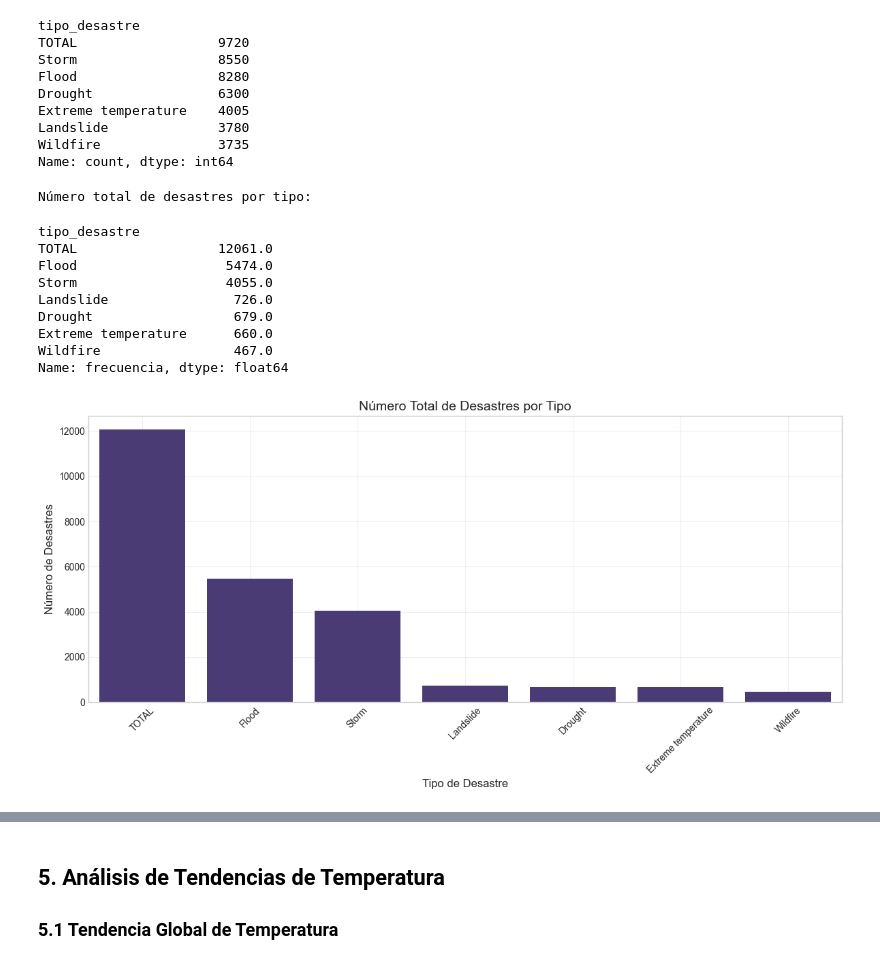
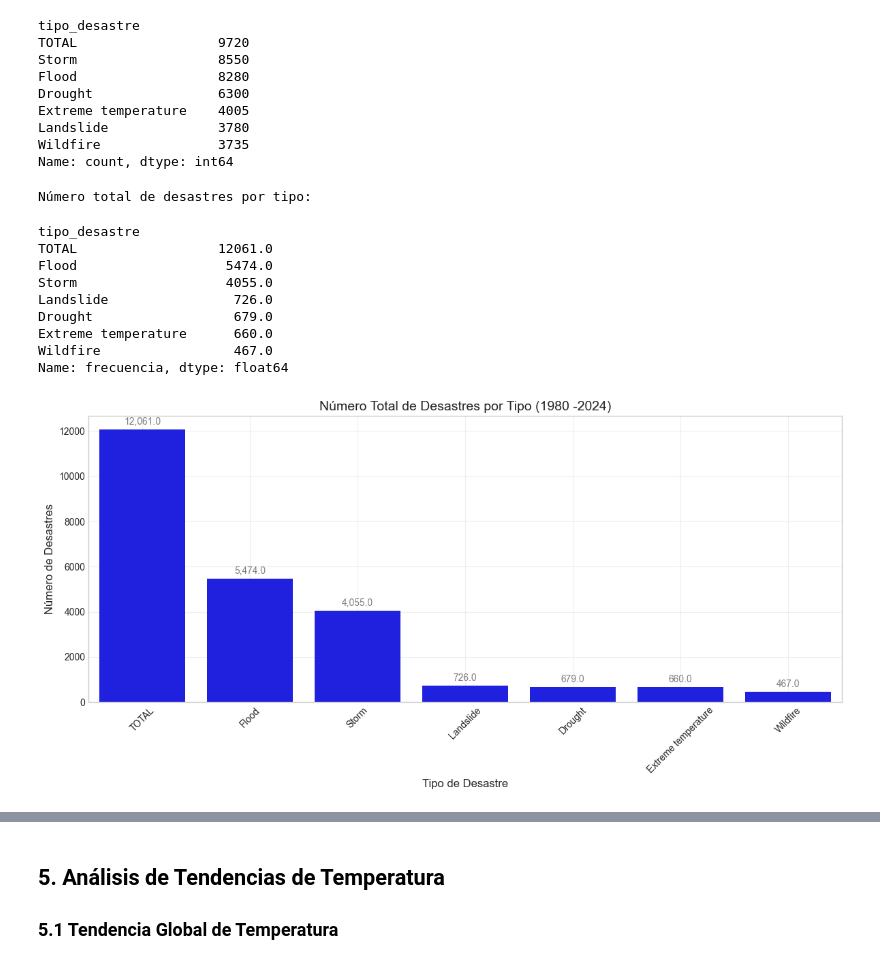
Before and after one commit to Oveer01/TFM-Cambio-Climatico, a Jupyter notebook: notebooks/analisis/02_analisis_temperatura_global.ipynb, the cells around one changed output, grey strips where cells are left out. Cells and saved outputs as stored; diff of their text form; code cells hidden in the pictures.

```diff
--- a/notebooks/analisis/02_analisis_temperatura_global.ipynb
+++ b/notebooks/analisis/02_analisis_temperatura_global.ipynb
@@ -469,28 +469,39 @@ Name: count, dtype: int64
 # %%
 # Calcular el número total de desastres por tipo
 disasters_by_type = df_disasters_long.groupby('tipo_desastre')['frecuencia'].sum().sort_values(ascending=False)
 print("\nNúmero total de desastres por tipo:")
 display(disasters_by_type)
 
 # Visualizar la distribución de desastres por tipo
 plt.figure(figsize=(12, 6))
-sns.barplot(x=disasters_by_type.index, y=disasters_by_type.values)
-plt.title('Número Total de Desastres por Tipo', fontsize=14)
+ax = sns.barplot(
+    x=disasters_by_type.index,
+    y=disasters_by_type.values,
+    color="blue"
+)
+
+plt.title('Número Total de Desastres por Tipo (1980 -2024)', fontsize=14)
 plt.xlabel('Tipo de Desastre')
 plt.ylabel('Número de Desastres')
 plt.xticks(rotation=45)
 plt.grid(True, alpha=0.3)
+
+# Agregar valores encima de cada barra
+for i, v in enumerate(disasters_by_type.values):
+    ax.text(i, v + max(disasters_by_type.values)*0.01,
+            f"{v:,}", ha="center", va="bottom", fontsize=10, color="gray")
+
 plt.tight_layout()
 plt.show()
 # %% [output]
 Número total de desastres por tipo:
 tipo_desastre
 TOTAL                  12061.0
 Flood                   5474.0
 Storm                   4055.0
 Landslide                726.0
 Drought                  679.0
 Extreme temperature      660.0
 Wildfire                 467.0
 Name: frecuencia, dtype: float64
-[figure, old version]
+[figure, new version]
```
Also changed, not shown: parts of 7 cells of this notebook, 27 other files.
